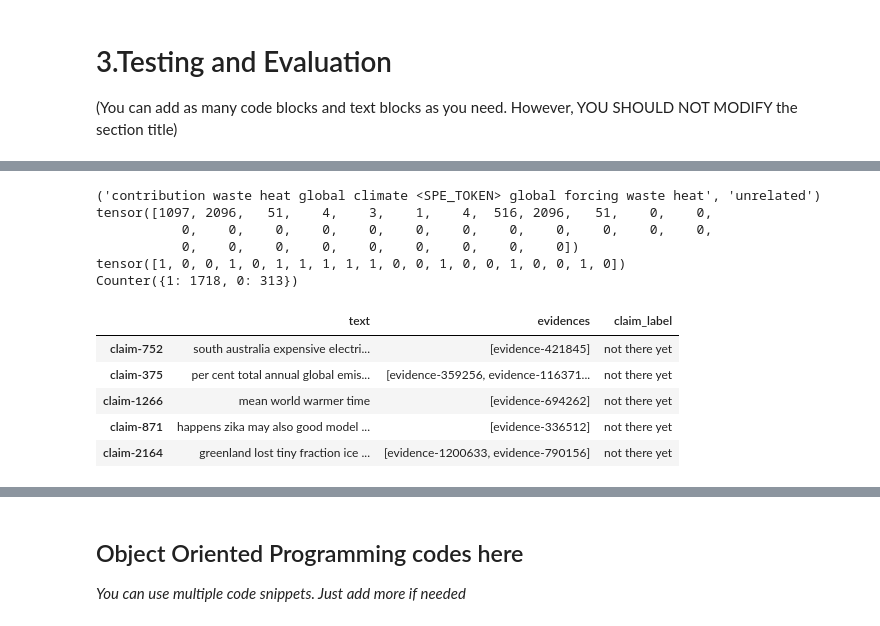
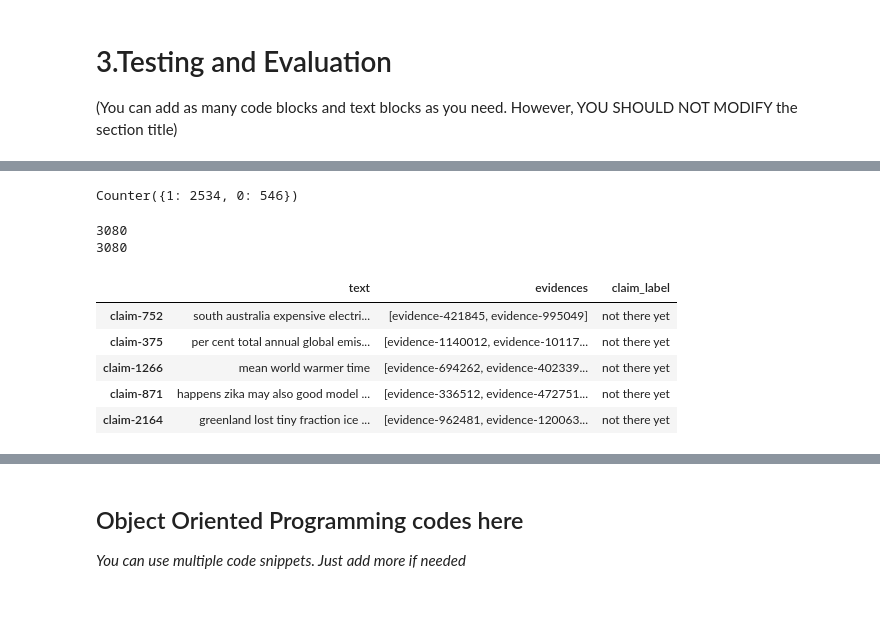
Before and after one commit to kaiyuanCui/nlp-group-project, a Jupyter notebook: testing-grounds/retrieval_combined.ipynb, the cells around one changed output, grey strips where cells are left out. Cells and saved outputs as stored; diff of their text form; code cells hidden in the pictures.

```diff
--- a/testing-grounds/retrieval_combined.ipynb
+++ b/testing-grounds/retrieval_combined.ipynb
@@ -426,31 +467,3 @@ weighted avg       0.83      0.84      0.83      2031
-# %%
-# Try to use the model on unseen test claims:
-# Get all evidences that are likely to be relevant using a similarity score
-
-# Vectorizing preprocessed text
-# TODO: replace Tfidf with contextual embedding
-vectorizer = TfidfVectorizer()
-all_texts = pd.concat([processed_evidence, processed_train_claim])
-vectorizer.fit(all_texts)
-
-evidence_tfidf = vectorizer.transform(processed_evidence)
-test_tfidf = vectorizer.transform(processed_test)
-dev_tfidf = vectorizer.transform(processed_dev)
-
-similarity_matrix = cosine_similarity(test_tfidf, evidence_tfidf)
-
-dev_similarity_matrix = cosine_similarity(dev_tfidf, evidence_tfidf)
-def getTopN(similarity_matrix, test, evidence, n):
-  test = test.to_frame(name='claim_text')
-  top_indices = np.argsort(-similarity_matrix, axis = 1)[:, :n]
-  top_evidence = [[str(evidence.index[i]) for i in row] for row in top_indices]
-  test['evidences'] = top_evidence
-  return test
-
-test_with_evi = getTopN(similarity_matrix, processed_test, processed_evidence, 10)
-test_with_evi.head()
-
-dev_with_evi = getTopN(dev_similarity_matrix, processed_dev, processed_evidence, 10)
 # %%
 
 # format test data to be put into model
@@ -476,13 +489,13 @@ test_dataloader = DataLoader(test_dataset, batch_size=20, shuffle=False, collate
 from collections import Counter
 
 
-print(test_dataset[0])
-test_batch = next(iter(test_dataloader))
-print(test_batch[0][0]) # first input
+# print(test_dataset[0])
+# test_batch = next(iter(test_dataloader))
+# print(test_batch[0][0]) # first input
 
-test_outputs = best_model(test_batch[0])
-predicted_labels = torch.argmax(test_outputs, dim=1)
-print(predicted_labels)
+# test_outputs = best_model(test_batch[0])
+# predicted_labels = torch.argmax(test_outputs, dim=1)
+# print(predicted_labels[0])
 
 
 def get_all_predictions(model, test_loader):
@@ -505,13 +518,9 @@ def count_labels(predictions):
 # changed to dev data
 all_predictions = get_all_predictions(best_model, val_dataloader)
 print(count_labels(all_predictions))
+#print(all_predictions)
 # %% [output]
-('contribution waste heat global climate <SPE_TOKEN> global forcing waste heat', 'unrelated')
-tensor([1097, 2096,   51,    4,    3,    1,    4,  516, 2096,   51,    0,    0,
-           0,    0,    0,    0,    0,    0,    0,    0,    0,    0,    0,    0,
-           0,    0,    0,    0,    0,    0,    0,    0,    0])
-tensor([1, 0, 0, 1, 0, 1, 1, 1, 1, 1, 0, 0, 1, 0, 0, 1, 0, 0, 1, 0])
-Counter({1: 1718, 0: 313})
+Counter({1: 2534, 0: 546})
 # %%
 # update test_with_evi with model results
 
@@ -519,39 +528,45 @@ def filter_relevant_evidences(claim_evidences, model_classifications, default=Tr
     claims = claim_evidences['claim_text']
     evidences = claim_evidences['evidences']
     filtered_evidences = []
 
+
     classifications_index = 0
     for i in range(len(claims)):
         claim = claims[i]
         curr_evidences = evidences[i]
         curr_filtered = []
         for evidence in curr_evidences:
             # 0 => related
-            if model_classifications[classifications_index] == 0:
+
+            if classifications_index < len(model_classifications) and model_classifications[classifications_index] == 0:
                 curr_filtered.append(evidence)
 
             classifications_index += 1
 
         if default and len(curr_filtered) == 0:
             # keep the most similar evidence if all are deemed unrelated
             curr_filtered.append(curr_evidences[0])
 
         filtered_evidences.append(curr_filtered)
 
+    print(classifications_index)
     claim_evi = {'text': claims, 'evidences': filtered_evidences, 'claim_label': 'not there yet'} #still include the label field to avoid index error
     return pd.DataFrame(claim_evi)
 
 #filtered_claim_evidences = filter_relevant_evidences(test_with_evi, all_predictions)
 # use dev instead
+print(len(all_predictions))
 filtered_claim_evidences = filter_relevant_evidences(dev_with_evi, all_predictions)
 filtered_claim_evidences.head()
 # %% [output]
+3080
+3080
 |  | text | evidences | claim_label |
-| claim-752 | south australia expensive electri... | [evidence-421845] | not there yet |
-| claim-375 | per cent total annual global emis... | [evidence-359256, evidence-116371... | not there yet |
-| claim-1266 | mean world warmer time | [evidence-694262] | not there yet |
-| claim-871 | happens zika may also good model ... | [evidence-336512] | not there yet |
-| claim-2164 | greenland lost tiny fraction ice ... | [evidence-1200633, evidence-790156] | not there yet |
+| claim-752 | south australia expensive electri... | [evidence-421845, evidence-995049] | not there yet |
+| claim-375 | per cent total annual global emis... | [evidence-1140012, evidence-10117... | not there yet |
+| claim-1266 | mean world warmer time | [evidence-694262, evidence-402339... | not there yet |
+| claim-871 | happens zika may also good model ... | [evidence-336512, evidence-472751... | not there yet |
+| claim-2164 | greenland lost tiny fraction ice ... | [evidence-962481, evidence-120063... | not there yet |
 # %%
 # manually check some of them to ensure they are somewhat correct
 
```
Also changed, not shown: parts of 9 cells of this notebook, 2 other files.
